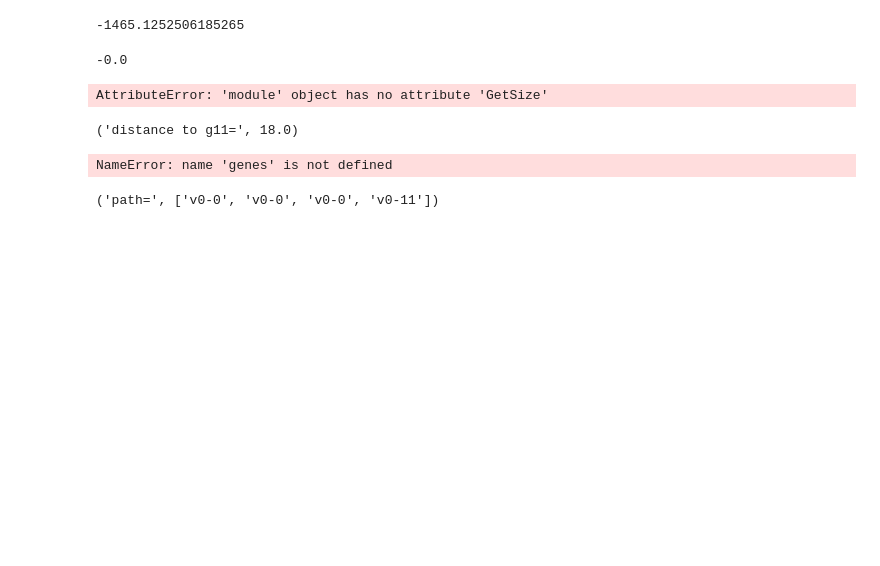
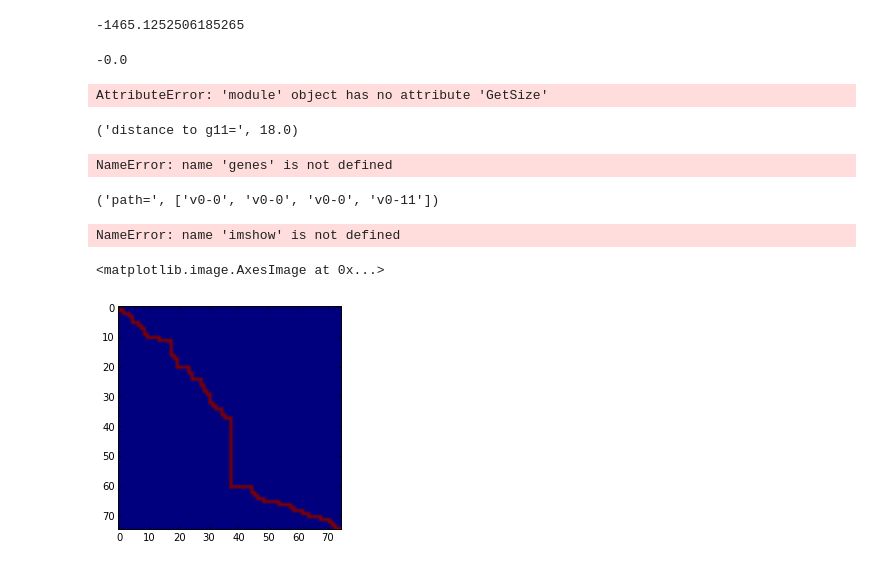
Before and after one commit to VCG/em-quality-metric, a Jupyter notebook: Code/create_merge_splits.ipynb, the cells around one changed output. Drawn from its saved outputs; the diff is of its cells as text; code cells hidden in the pictures; blank space fills up the shorter version.

```diff
--- a/Code/create_merge_splits.ipynb
+++ b/Code/create_merge_splits.ipynb
@@ -418,3 +418,7 @@ path.append(pixels[0])
 print("path=",path[::-1])
 # %% [output]
 ('path=', ['v0-0', 'v0-0', 'v0-0', 'v0-11'])
+# %%
+imshow(grad)
+# %% [output]
+NameError: name 'imshow' is not defined
@@ -420,0 +427,36 @@ print("path=",path[::-1])
+# %%
+G=nx.Graph()
+for y in range(grad.shape[0]):
+    for x in range(grad.shape[1]):
+
+        vertex_name = str(y)+'-'+str(x)
+        left_vertex_name = str(y)+'-'+str(x-1)
+        top_vertex_name = str(y-1)+'-'+str(x)
+#         print vertex_name
+        G.add_node(vertex_name)
+
+        if x>0:
+            G.add_edge(left_vertex_name, vertex_name, weight=-int(grad[y,x]))
+#             print vertex_name, left_vertex_name
+
+        if y>0:
+            G.add_edge(top_vertex_name, vertex_name, weight=-int(grad[y,x]))
+#             print top_vertex_name, vertex_name
+# %%
+sp = nx.shortest_path(G, '0-0', '37-37')
+sp2 = nx.shortest_path(G, '37-37', '74-74')
+# %%
+out = np.zeros(grad.shape)
+for s in sp:
+
+    y,x = s.split('-')
+    out[int(y), int(x)] = 1
+for s in sp2:
+
+    y,x = s.split('-')
+    out[int(y), int(x)] = 1
+# %%
+imshow(out)
+# %% [output]
+<matplotlib.image.AxesImage at 0x...>
+[figure, added]
```
Also changed, not shown: parts of 3 cells of this notebook, 35 other files.
